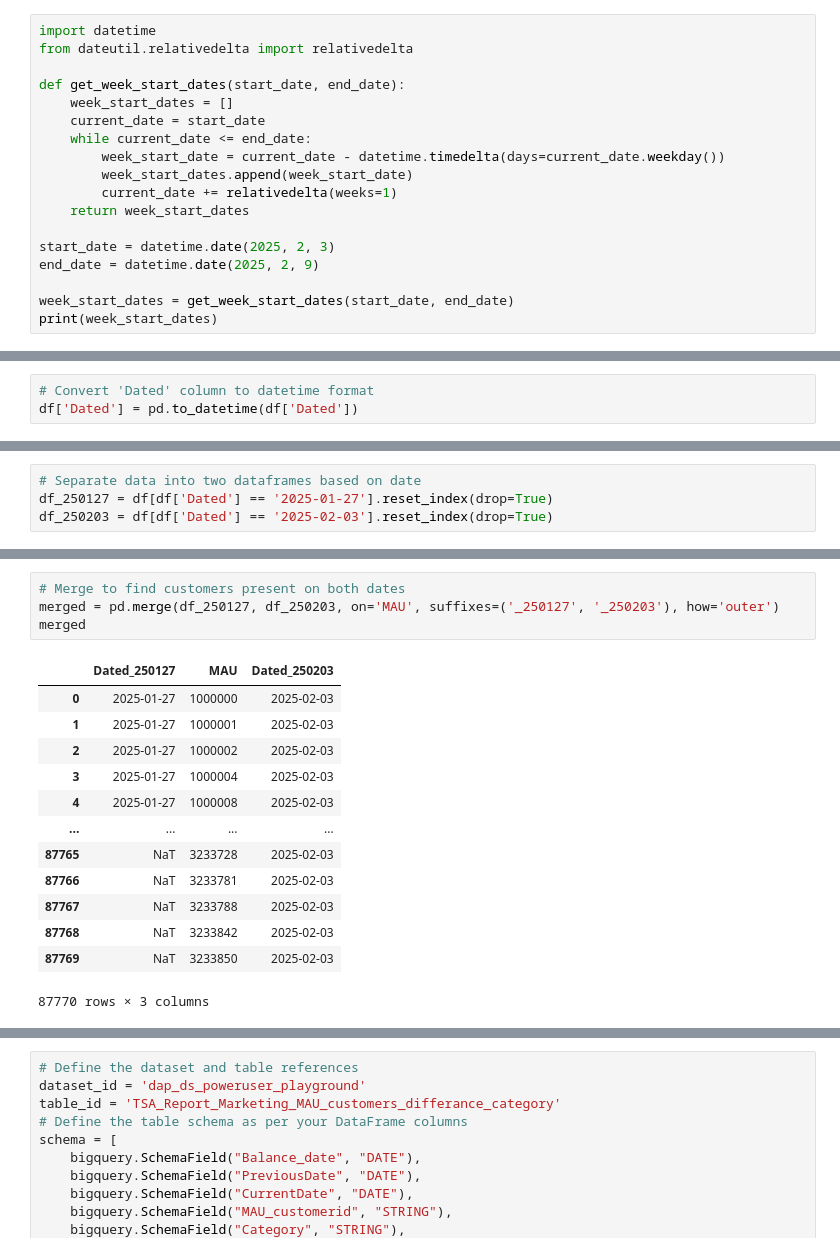
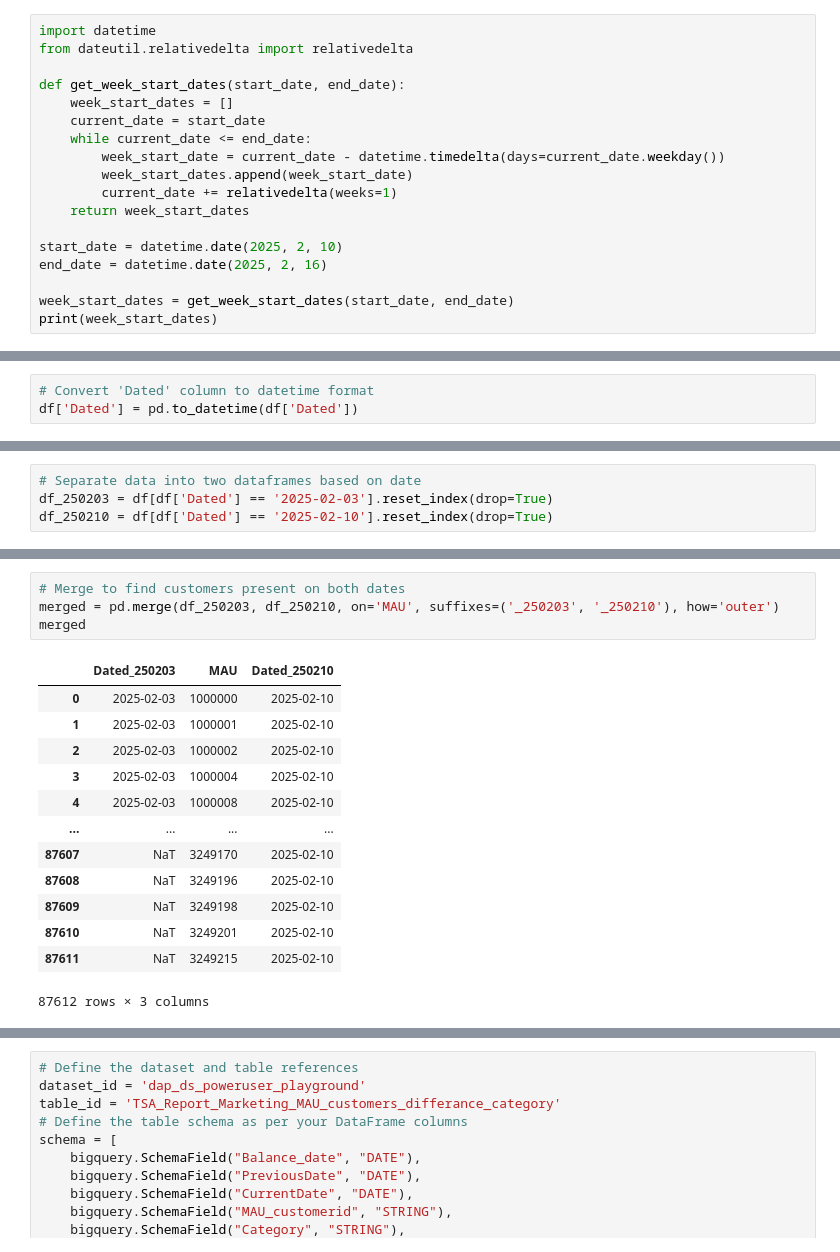
Before and after one commit to dchakroborti-tonik/MAU_MMAU_REPORT, a Jupyter notebook: TSA_REPORT_TEMPLATE_v2.ipynb, the cells around one changed output, grey strips where cells are left out. Cells and saved outputs as stored; diff of their text form.

Commit message:
Updated week starting 10-02-2025

```diff
--- a/TSA_REPORT_TEMPLATE_v2.ipynb
+++ b/TSA_REPORT_TEMPLATE_v2.ipynb
@@ -35,8 +35,8 @@ def get_week_start_dates(start_date, end_date):
         current_date += relativedelta(weeks=1)
     return week_start_dates
 
-start_date = datetime.date(2025, 2, 3)
-end_date = datetime.date(2025, 2, 9)
+start_date = datetime.date(2025, 2, 10)
+end_date = datetime.date(2025, 2, 16)
 
 week_start_dates = get_week_start_dates(start_date, end_date)
 print(week_start_dates)
@@ -755,5 +755,5 @@ Dated
 Name: count, dtype: int64
 # %%
 # Separate data into two dataframes based on date
-df_250127 = df[df['Dated'] == '2025-01-27'].reset_index(drop=True)
 df_250203 = df[df['Dated'] == '2025-02-03'].reset_index(drop=True)
+df_250210 = df[df['Dated'] == '2025-02-10'].reset_index(drop=True)
@@ -778,21 +778,21 @@ df_250203.head()
 # %%
 # Merge to find customers present on both dates
-merged = pd.merge(df_250127, df_250203, on='MAU', suffixes=('_250127', '_250203'), how='outer')
+merged = pd.merge(df_250203, df_250210, on='MAU', suffixes=('_250203', '_250210'), how='outer')
 merged
 # %% [output]
-|  | Dated_250127 | MAU | Dated_250203 |
-| 0 | 2025-01-27 | 1000000 | 2025-02-03 |
-| 1 | 2025-01-27 | 1000001 | 2025-02-03 |
-| 2 | 2025-01-27 | 1000002 | 2025-02-03 |
-| 3 | 2025-01-27 | 1000004 | 2025-02-03 |
-| 4 | 2025-01-27 | 1000008 | 2025-02-03 |
+|  | Dated_250203 | MAU | Dated_250210 |
+| 0 | 2025-02-03 | 1000000 | 2025-02-10 |
+| 1 | 2025-02-03 | 1000001 | 2025-02-10 |
+| 2 | 2025-02-03 | 1000002 | 2025-02-10 |
+| 3 | 2025-02-03 | 1000004 | 2025-02-10 |
+| 4 | 2025-02-03 | 1000008 | 2025-02-10 |
 | ... | ... | ... | ... |
-| 87765 | NaT | 3233728 | 2025-02-03 |
-| 87766 | NaT | 3233781 | 2025-02-03 |
-| 87767 | NaT | 3233788 | 2025-02-03 |
-| 87768 | NaT | 3233842 | 2025-02-03 |
-| 87769 | NaT | 3233850 | 2025-02-03 |
+| 87607 | NaT | 3249170 | 2025-02-10 |
+| 87608 | NaT | 3249196 | 2025-02-10 |
+| 87609 | NaT | 3249198 | 2025-02-10 |
+| 87610 | NaT | 3249201 | 2025-02-10 |
+| 87611 | NaT | 3249215 | 2025-02-10 |
-87770 rows × 3 columns
+87612 rows × 3 columns
 # %%
 # Function to categorize customer presence
 def categorize_presence(row):
```
Also changed, not shown: parts of 37 cells of this notebook.
